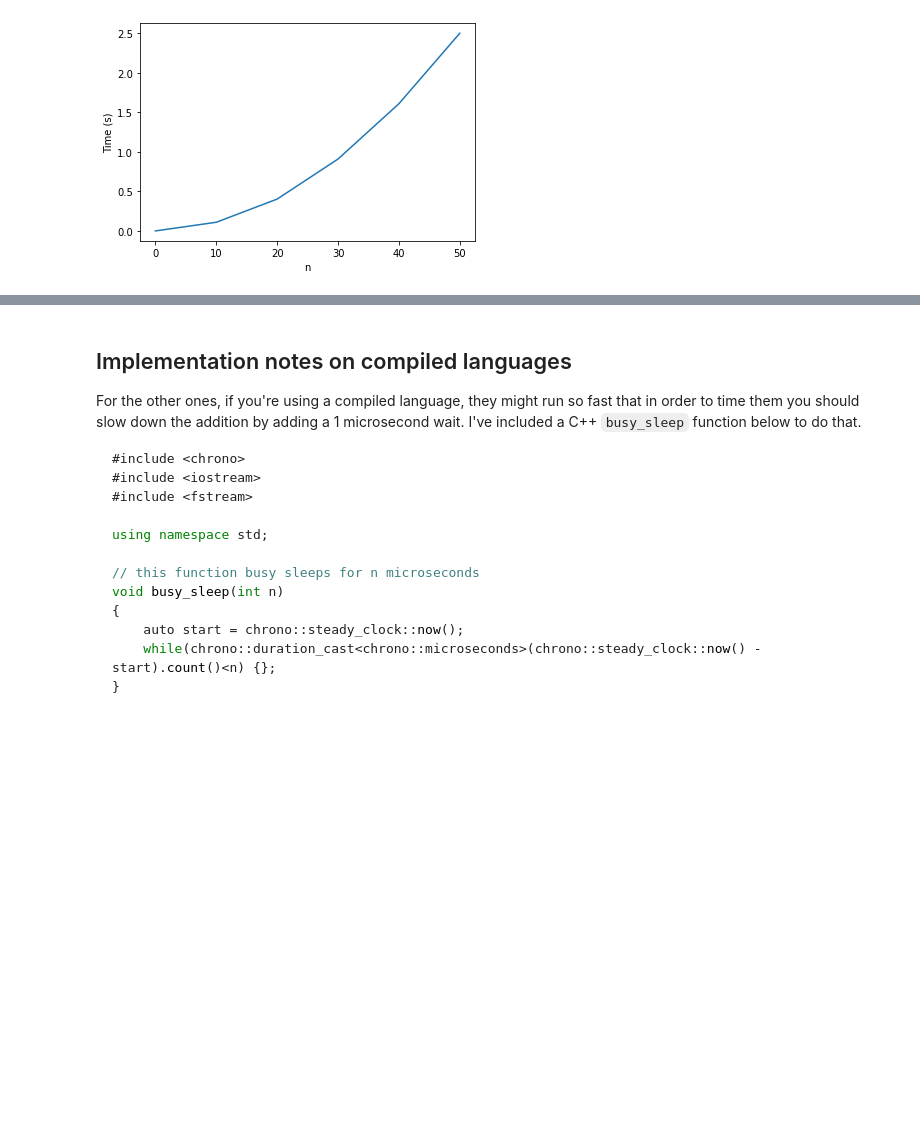
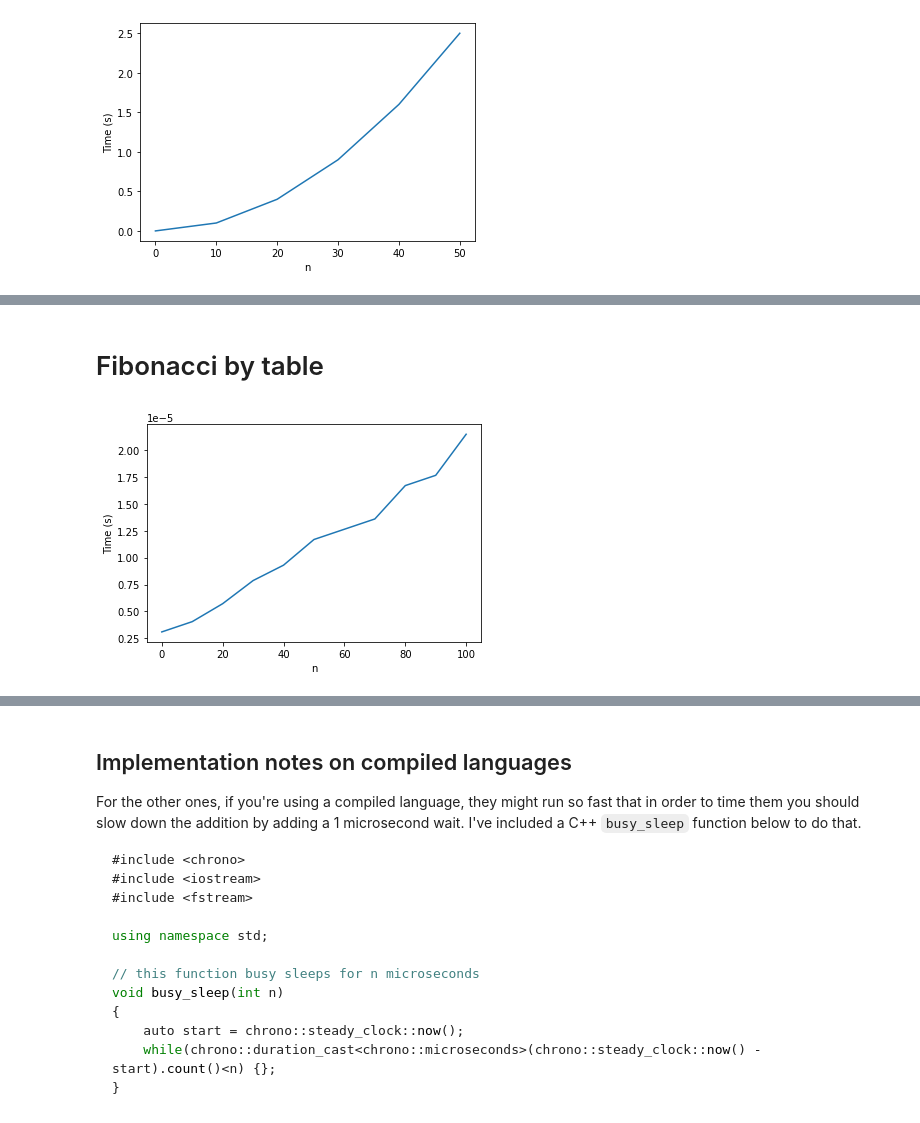
Before and after one commit to Xylemeister/discrete-maths-classes, a Jupyter notebook: week_1_class.ipynb, the cells around one changed output, grey strips where cells are left out. Drawn from its saved outputs; the diff is of its cells as text; code cells hidden in the pictures; blank space fills up the shorter version.

```diff
--- a/week_1_class.ipynb
+++ b/week_1_class.ipynb
@@ -67,0 +73,30 @@ def fib_two(n):
+# %% [markdown]
+# Fibonacci by table
+# %%
+%matplotlib inline
+import matplotlib.pyplot as plt
+import numpy as np
+import time
+
+
+def fib_table(n):
+    table = {0: 0, 1: 1}
+    for i in range(2, n+1):
+        new = table[i - 1] + table[i - 2]
+        table[i] = new
+    return table[n]
+
+
+def timeit(n):
+    start = time.time()
+    fib_table(n)
+    end = time.time()
+    return end-start
+
+N = [0, 10, 20, 30, 40, 50, 60, 70, 80, 90, 100]
+T = [timeit(n) for n in N]
+plt.plot(N, T)
+plt.xlabel('n')
+plt.ylabel('Time (s)');
+# %% [output]
+[figure, added]
```
Also changed, not shown: parts of 5 cells of this notebook.
